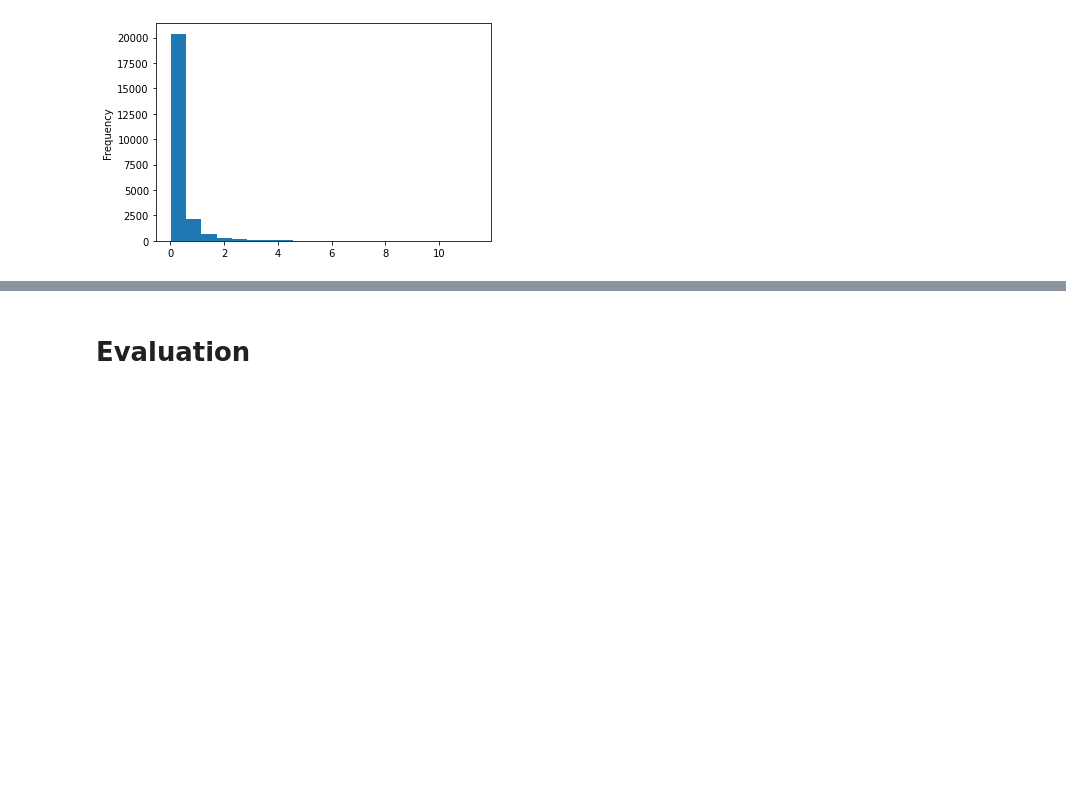
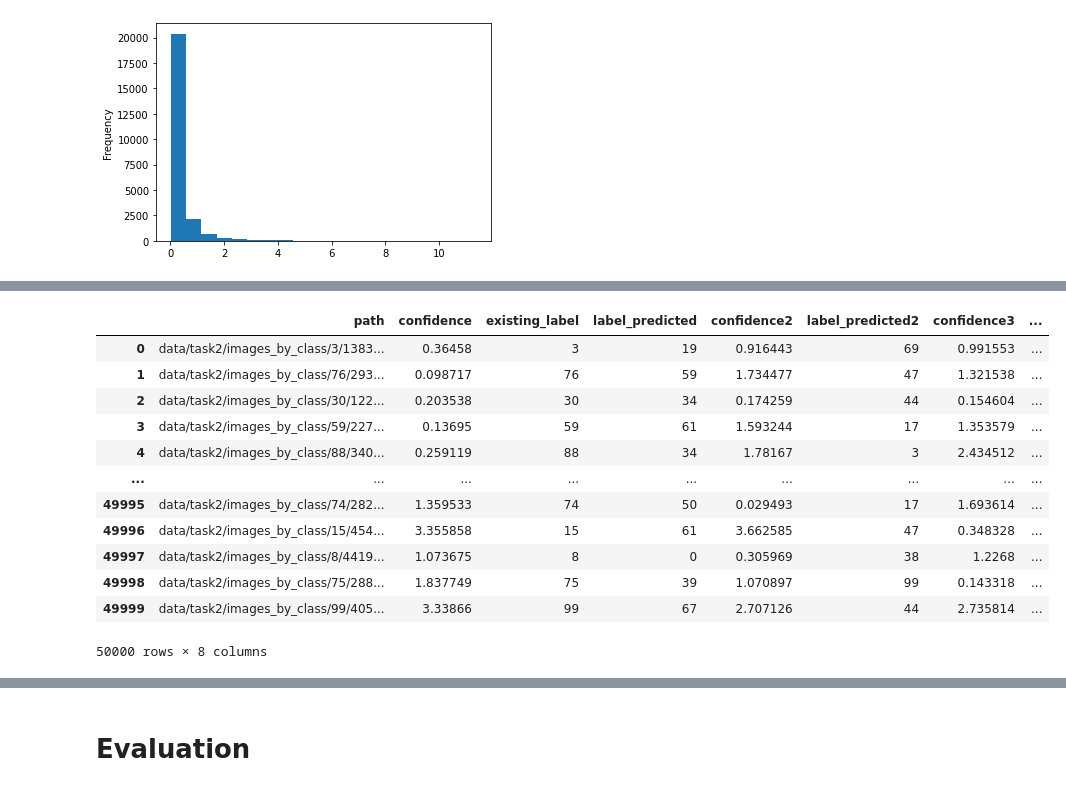
Before and after one commit to TruscaPetre/AAIT-Nosy-Missing-Labels, a Jupyter notebook: tutorial colab noisy labels.ipynb, the cells around one changed output, grey strips where cells are left out. Drawn from its saved outputs; the diff is of its cells as text; code cells hidden in the pictures; blank space fills up the shorter version.

```diff
--- a/tutorial colab noisy labels.ipynb
+++ b/tutorial colab noisy labels.ipynb
@@ -1700,13 +1686,6 @@ df_correct2['path'] = df_correct2['path'].apply(lambda x: x[0])
-# %%
-with open('/gdrive/MyDrive/checkpoints/noisy_labels/pseudo_labeling_first_iteration.json', 'r') as f:
-    all_predicted_labels1 = json.load(f)
-# Load the predicted labels and confidence scores
-correct_labels_df_1 = []
-for i in range(10):
-    predictions=pd.DataFrame.from_dict(all_predicted_labels1[str(i)],orient='index').transpose()
-    predictions_same_label = predictions[predictions['existing_label'] == predictions['label_predicted']]
-    predictions_correct_label = predictions_same_label[predictions_same_label['confidence']>0.5]
-    correct_labels_df_1.append(predictions_correct_label)
-
-df_correct_1 = pd.concat(correct_labels_df_1)
-df_correct_1['path'] = df_correct_1['path'].apply(lambda x: x[0])
+# %%
+df_all3 = prep_to_merge(all_predicted_labels3, 2)
+# %%
+df_all3.rename({"confidence":"confidence3", "label_predicted":"label_predicted3"}, inplace=True, axis = 1)
+df_all3.drop("existing_label", inplace=True,axis=1)
+df_all3
@@ -1712,0 +1706,25 @@ df_correct_1['path'] = df_correct_1['path'].apply(lambda x: x[0])
+# %%
+df_all1 = prep_to_merge(all_predicted_labels1, 10)
+df_all2 = prep_to_merge(all_predicted_labels2, 2)
+
+df_all2.rename({"confidence":"confidence2", "label_predicted":"label_predicted2"}, inplace=True, axis = 1)
+df_all2.drop("existing_label", inplace=True,axis=1)
+merge_df = pd.merge(df_all1, df_all2, on="path", how="left")
+# we don't have all rows for confidence 2 so we use "left" merging
+merge_df = pd.merge(merge_df, df_all3, on="path", how="left")
+# %%
+merge_df
+# %% [output]
+|  | path | confidence | existing_label | label_predicted | confidence2 | label_predicted2 | confidence3 | ... |
+| 0 | data/task2/images_by_class/3/1383... | 0.36458 | 3 | 19 | 0.916443 | 69 | 0.991553 | ... |
+| 1 | data/task2/images_by_class/76/293... | 0.098717 | 76 | 59 | 1.734477 | 47 | 1.321538 | ... |
+| 2 | data/task2/images_by_class/30/122... | 0.203538 | 30 | 34 | 0.174259 | 44 | 0.154604 | ... |
+| 3 | data/task2/images_by_class/59/227... | 0.13695 | 59 | 61 | 1.593244 | 17 | 1.353579 | ... |
+| 4 | data/task2/images_by_class/88/340... | 0.259119 | 88 | 34 | 1.78167 | 3 | 2.434512 | ... |
+| ... | ... | ... | ... | ... | ... | ... | ... | ... |
+| 49995 | data/task2/images_by_class/74/282... | 1.359533 | 74 | 50 | 0.029493 | 17 | 1.693614 | ... |
+| 49996 | data/task2/images_by_class/15/454... | 3.355858 | 15 | 61 | 3.662585 | 47 | 0.348328 | ... |
+| 49997 | data/task2/images_by_class/8/4419... | 1.073675 | 8 | 0 | 0.305969 | 38 | 1.2268 | ... |
+| 49998 | data/task2/images_by_class/75/288... | 1.837749 | 75 | 39 | 1.070897 | 99 | 0.143318 | ... |
+| 49999 | data/task2/images_by_class/99/405... | 3.33866 | 99 | 67 | 2.707126 | 44 | 2.735814 | ... |
+50000 rows × 8 columns
```
Also changed, not shown: parts of 9 cells of this notebook.
